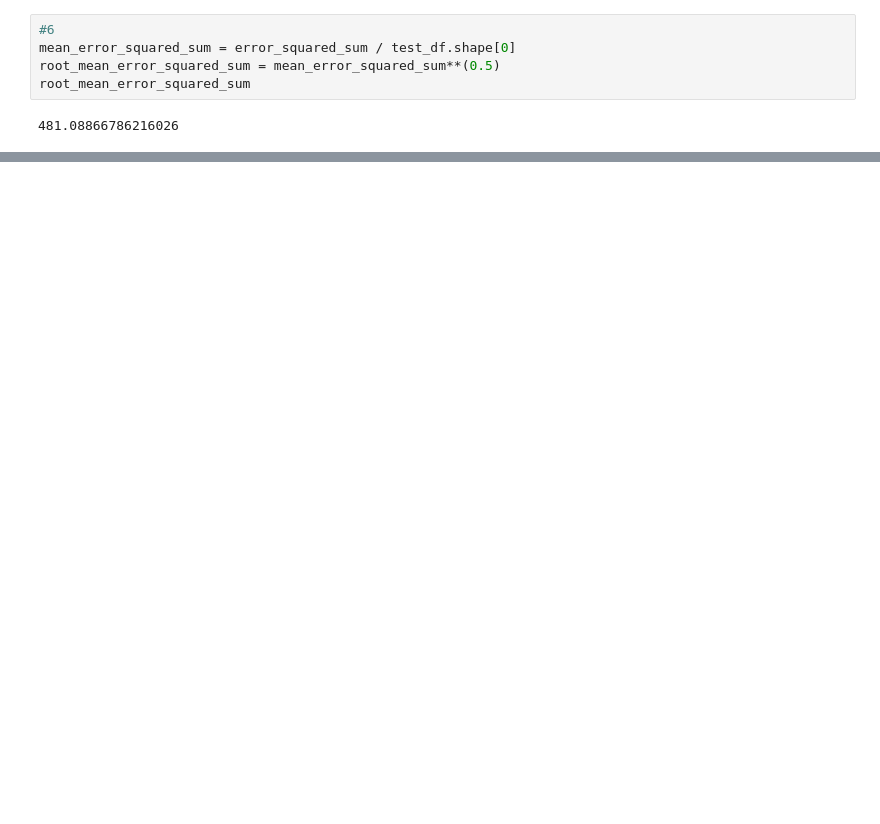
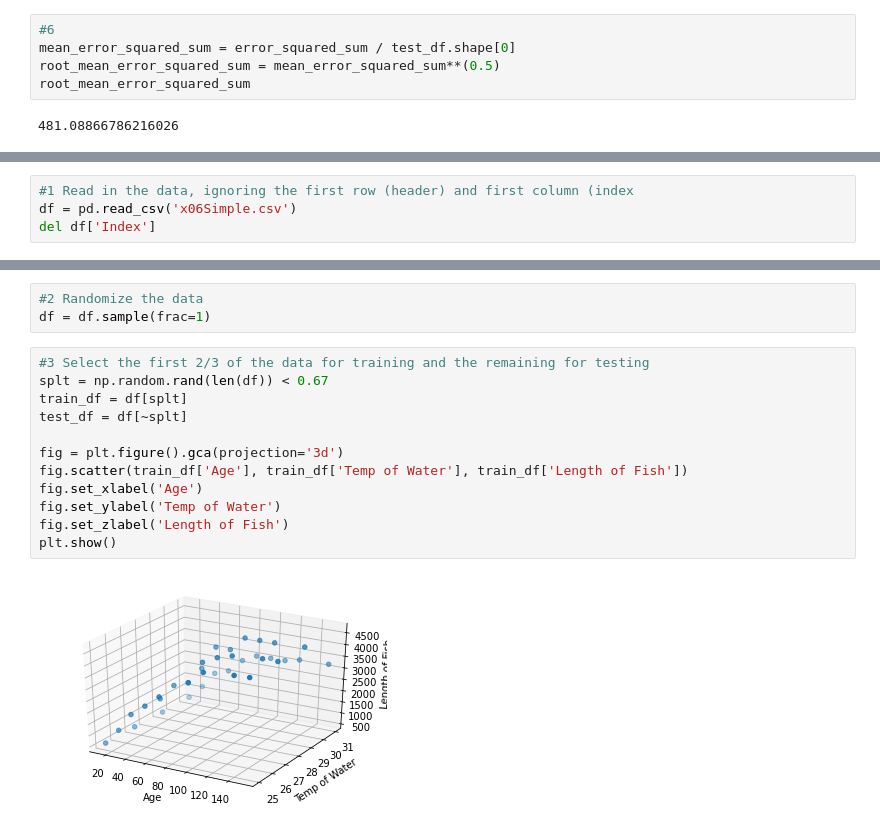
Before and after one commit to Prakhar-Saxena/CollegeAssignments, a Jupyter notebook: CS383/assn1/assn1.ipynb, the cells around one changed output, grey strips where cells are left out. Saved outputs shown, nothing was run; the diff lists cells and outputs as text; blank space fills up the shorter version.

```diff
--- a/CS383/assn1/assn1.ipynb
+++ b/CS383/assn1/assn1.ipynb
@@ -428,0 +451,4 @@ root_mean_error_squared_sum
+# %%
+#1 Read in the data, ignoring the first row (header) and first column (index
+df = pd.read_csv('x06Simple.csv')
+del df['Index']
@@ -428,0 +460,17 @@ root_mean_error_squared_sum
+# %%
+#2 Randomize the data
+df = df.sample(frac=1)
+# %%
+#3 Select the first 2/3 of the data for training and the remaining for testing
+splt = np.random.rand(len(df)) < 0.67
+train_df = df[splt]
+test_df = df[~splt]
+
+fig = plt.figure().gca(projection='3d')
+fig.scatter(train_df['Age'], train_df['Temp of Water'], train_df['Length of Fish'])
+fig.set_xlabel('Age')
+fig.set_ylabel('Temp of Water')
+fig.set_zlabel('Length of Fish')
+plt.show()
+# %% [output]
+[figure, added]
```
Also changed, not shown: parts of 9 cells of this notebook.
